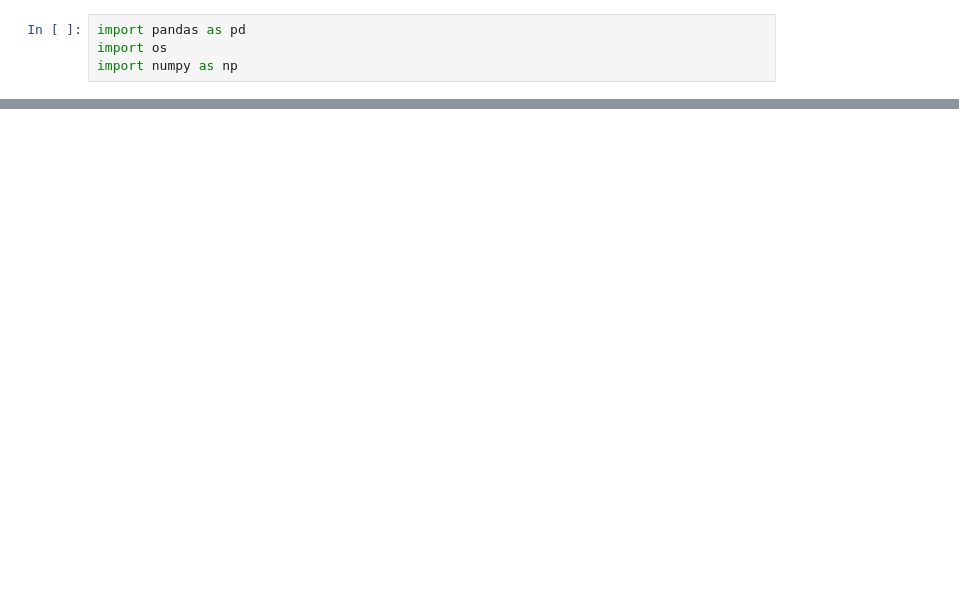
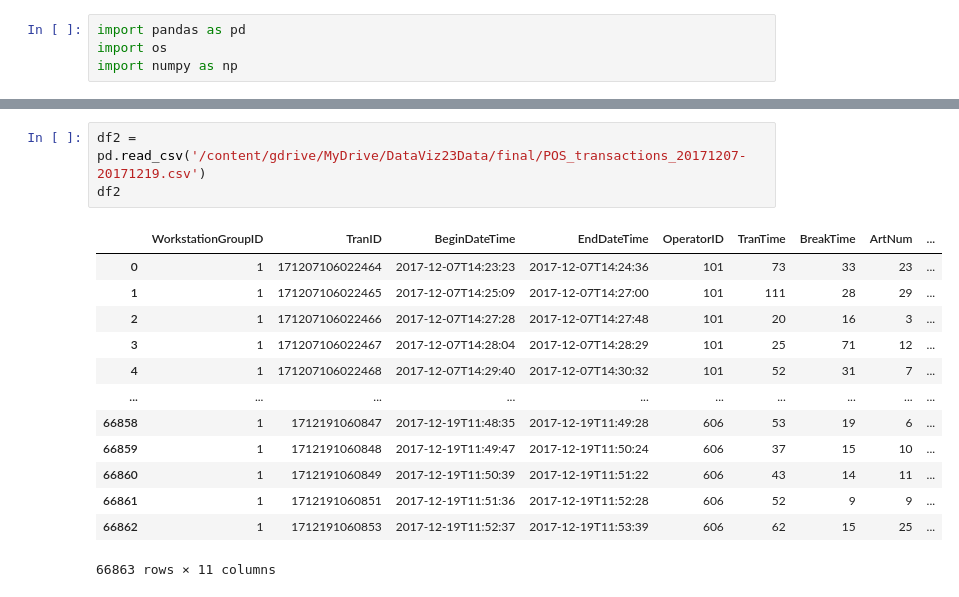
Before and after one commit to Wipada6430205202/python_dataviz2023, a Jupyter notebook: Final2023_DataViz.ipynb, the cells around one changed output, grey strips where cells are left out. Drawn from its saved outputs; the diff is of its cells as text; blank space fills up the shorter version.

```diff
--- a/Final2023_DataViz.ipynb
+++ b/Final2023_DataViz.ipynb
@@ -11,0 +50,17 @@ import numpy as np
+# %%
+df2 = pd.read_csv('/content/gdrive/MyDrive/DataViz23Data/final/POS_transactions_20171207-20171219.csv')
+df2
+# %% [output]
+|  | WorkstationGroupID | TranID | BeginDateTime | EndDateTime | OperatorID | TranTime | BreakTime | ArtNum | ... |
+| 0 | 1 | 171207106022464 | 2017-12-07T14:23:23 | 2017-12-07T14:24:36 | 101 | 73 | 33 | 23 | ... |
+| 1 | 1 | 171207106022465 | 2017-12-07T14:25:09 | 2017-12-07T14:27:00 | 101 | 111 | 28 | 29 | ... |
+| 2 | 1 | 171207106022466 | 2017-12-07T14:27:28 | 2017-12-07T14:27:48 | 101 | 20 | 16 | 3 | ... |
+| 3 | 1 | 171207106022467 | 2017-12-07T14:28:04 | 2017-12-07T14:28:29 | 101 | 25 | 71 | 12 | ... |
+| 4 | 1 | 171207106022468 | 2017-12-07T14:29:40 | 2017-12-07T14:30:32 | 101 | 52 | 31 | 7 | ... |
+| ... | ... | ... | ... | ... | ... | ... | ... | ... | ... |
+| 66858 | 1 | 1712191060847 | 2017-12-19T11:48:35 | 2017-12-19T11:49:28 | 606 | 53 | 19 | 6 | ... |
+| 66859 | 1 | 1712191060848 | 2017-12-19T11:49:47 | 2017-12-19T11:50:24 | 606 | 37 | 15 | 10 | ... |
+| 66860 | 1 | 1712191060849 | 2017-12-19T11:50:39 | 2017-12-19T11:51:22 | 606 | 43 | 14 | 11 | ... |
+| 66861 | 1 | 1712191060851 | 2017-12-19T11:51:36 | 2017-12-19T11:52:28 | 606 | 52 | 9 | 9 | ... |
+| 66862 | 1 | 1712191060853 | 2017-12-19T11:52:37 | 2017-12-19T11:53:39 | 606 | 62 | 15 | 25 | ... |
+66863 rows × 11 columns
```
Also changed, not shown: parts of 50 cells of this notebook.
